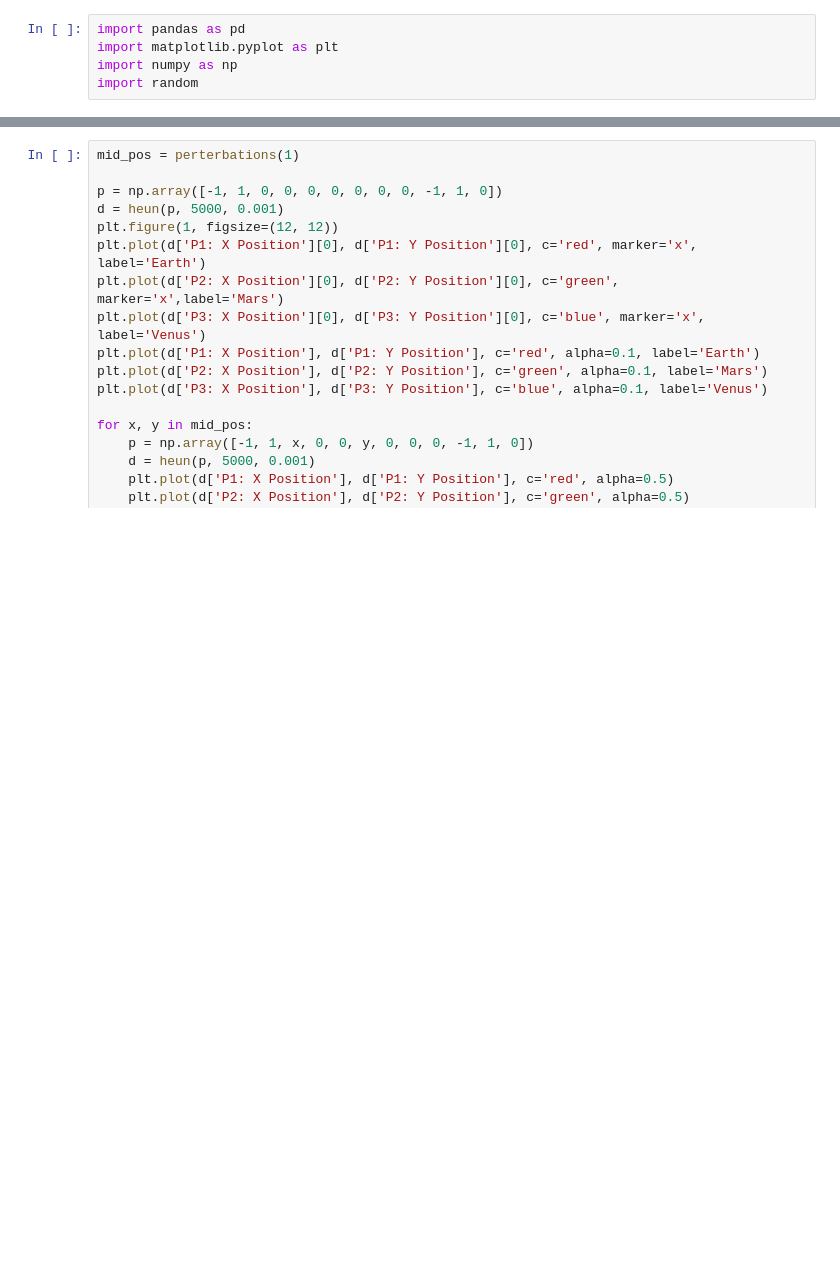
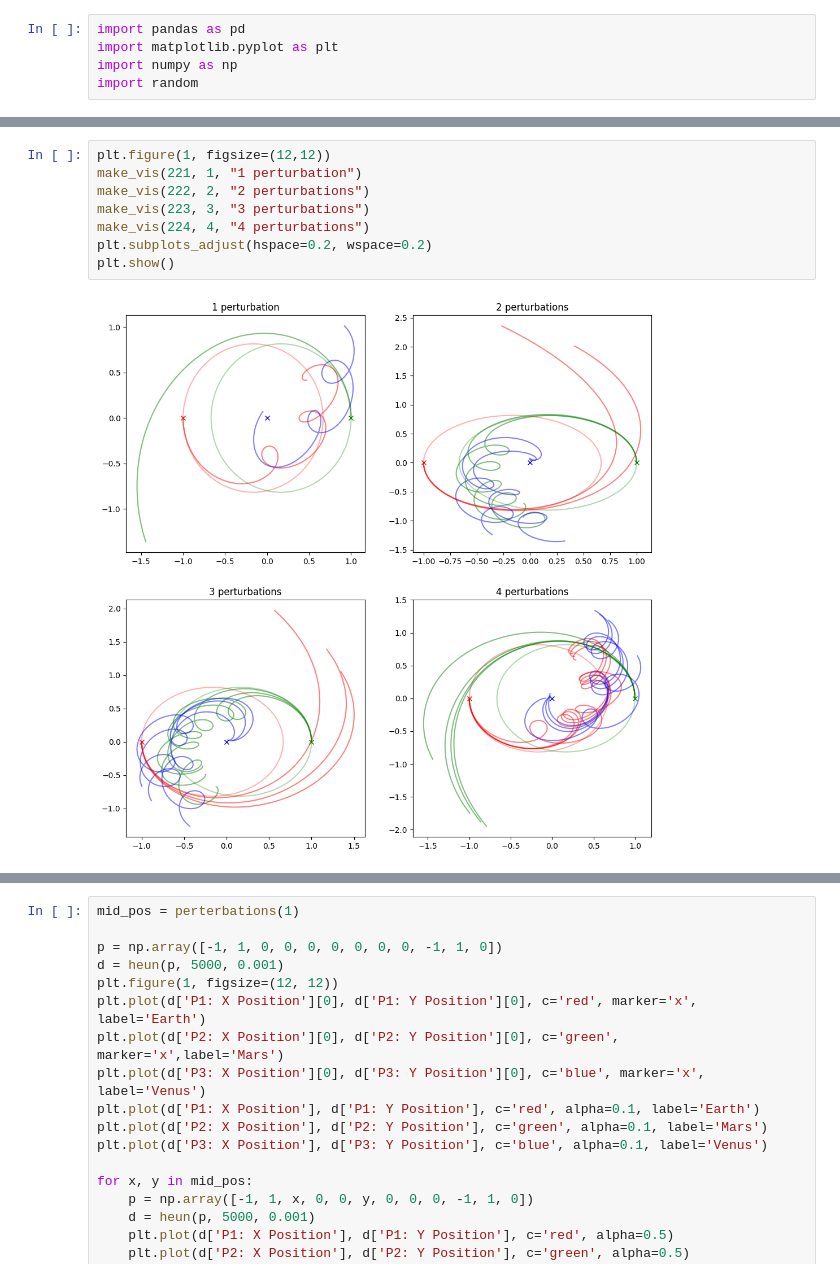
Before and after one commit to wastjohn/ThreeBodyProblemVis, a Jupyter notebook: ThreeBodyVis.ipynb, the cells around one changed output, grey strips where cells are left out. Saved outputs shown, nothing was run; the diff lists cells and outputs as text; blank space fills up the shorter version.

```diff
--- a/ThreeBodyVis.ipynb
+++ b/ThreeBodyVis.ipynb
@@ -89,0 +184,10 @@ def perterbations(N):
+# %%
+plt.figure(1, figsize=(12,12))
+make_vis(221, 1, "1 perturbation")
+make_vis(222, 2, "2 perturbations")
+make_vis(223, 3, "3 perturbations")
+make_vis(224, 4, "4 perturbations")
+plt.subplots_adjust(hspace=0.2, wspace=0.2)
+plt.show()
+# %% [output]
+[figure, added]
```
Also changed, not shown: parts of 9 cells of this notebook.
